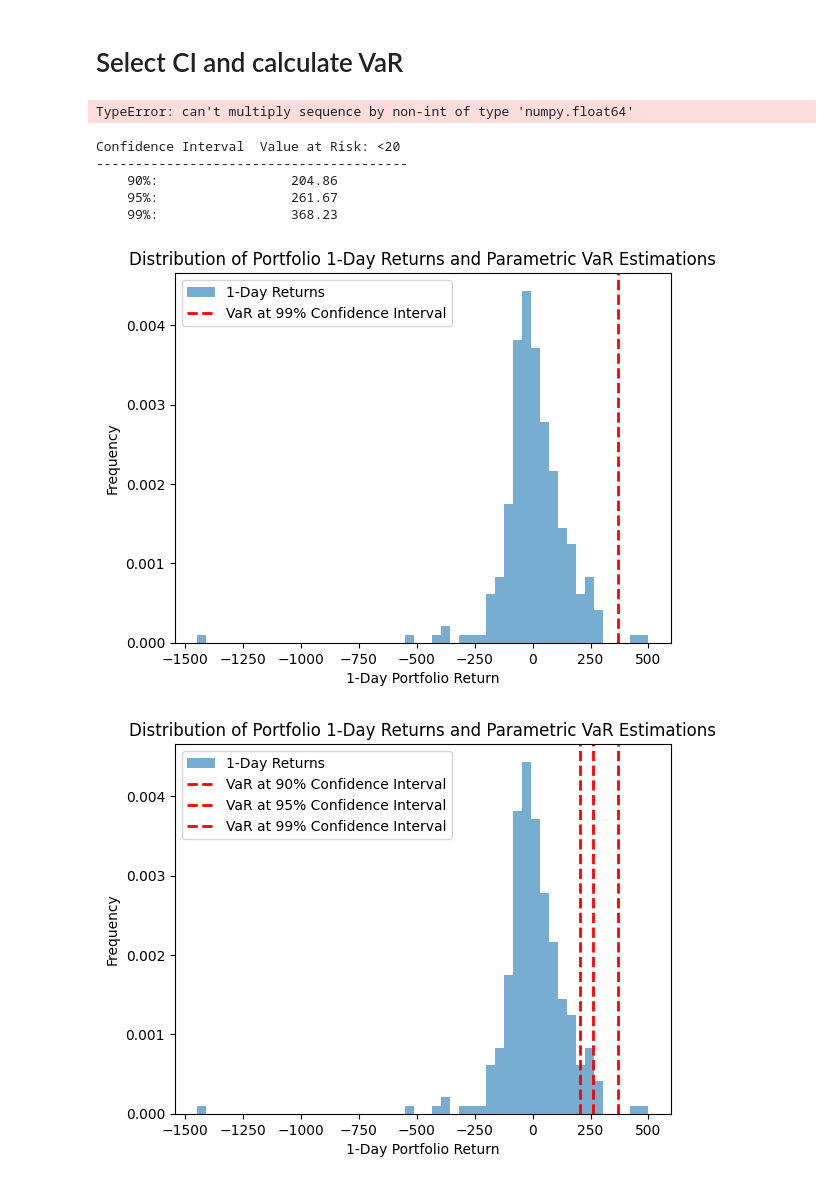
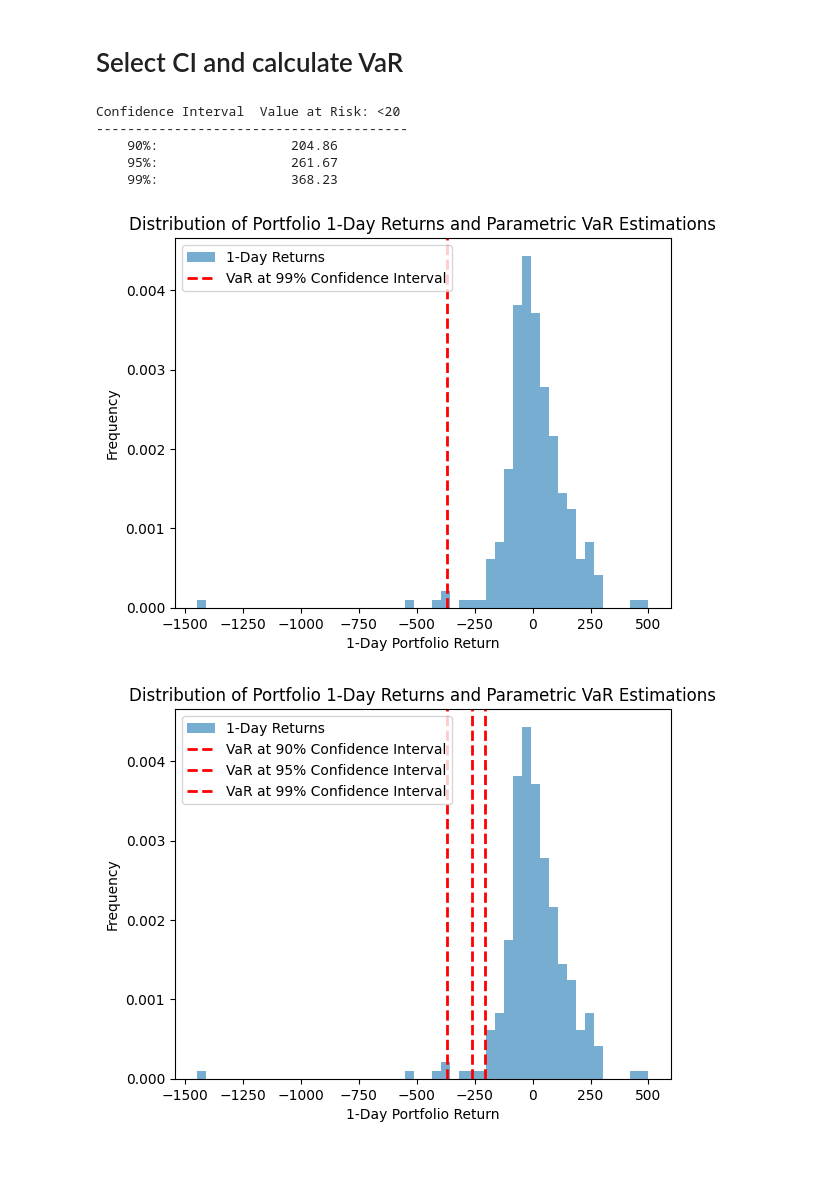
Before and after one commit to userlele78/Risk-Management-Project, a Jupyter notebook: Code/basic-historical-simulation-VaR(parametric).ipynb, the cells around one changed output. Saved outputs shown, nothing was run; the diff lists cells and outputs as text; code cells hidden in the pictures.

```diff
--- a/Code/basic-historical-simulation-VaR(parametric).ipynb
+++ b/Code/basic-historical-simulation-VaR(parametric).ipynb
@@ -226,11 +226,9 @@ from scipy.stats import norm
 VaRs = []
 for ci in confidence_intervals:
 
-    VaR = portfolio_value * (norm.ppf(1 - ci) * portfolio_std_dev * np.sqrt(days / 250) - historical_returns.mean() * days)
+    VaR = total_portfolio_value * (norm.ppf(1 - ci) * portfolio_std_dev * np.sqrt(days / 250) - historical_returns.mean() * days)
 
     VaRs.append(VaR)
-# %% [output]
-TypeError: can't multiply sequence by non-int of type 'numpy.float64'
 # %%
 print(f'{"Confidence Interval":<20} {"Value at Risk: <20"}')
 print('-' * 40)
@@ -245,20 +243,20 @@ Confidence Interval  Value at Risk: <20
     99%:                 368.23
 # %%
 # Conver returns to values for histogram
-historical_x_days_returns_values = historical_x_days_returns * portfolio_value
+historical_x_days_returns_values = historical_x_days_returns * total_portfolio_value
 
 # Plot histogram
 plt.hist(historical_x_days_returns_values, bins=50, density=True, alpha=0.6, label=f'{days}-Day Returns')
 # Add vertical line representing VaR
 plt.axvline(x=-VaRs[confidence_intervals.index(0.99)], color='r', linestyle='dashed', linewidth=2, label='VaR at 99% Confidence Interval')
 
 plt.xlabel(f'{days}-Day Portfolio Return')
 plt.ylabel('Frequency')
 plt.title(f'Distribution of Portfolio {days}-Day Returns and Parametric VaR Estimations')
 plt.legend()
 plt.show()
 # %% [output]
-[figure, old version]
+[figure, new version]
 # %%
 plt.hist(historical_x_days_returns_values, bins=50, density=True, alpha=0.6, label=f'{days}-Day Returns')
 # Add vertical lines representing VaR of each CI
@@ -271,4 +269,4 @@ plt.title(f'Distribution of Portfolio {days}-Day Returns and Parametric VaR Esti
 plt.legend()
 plt.show()
 # %% [output]
-[figure, old version]
+[figure, new version]
```
Also changed, not shown: parts of 1 cell of this notebook.
